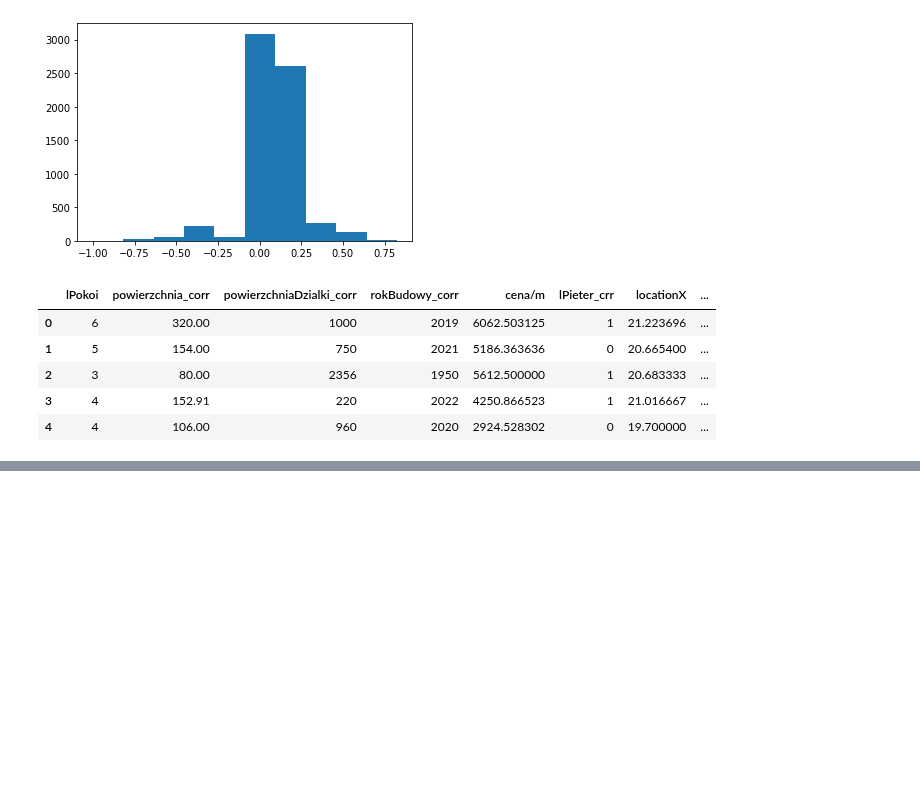
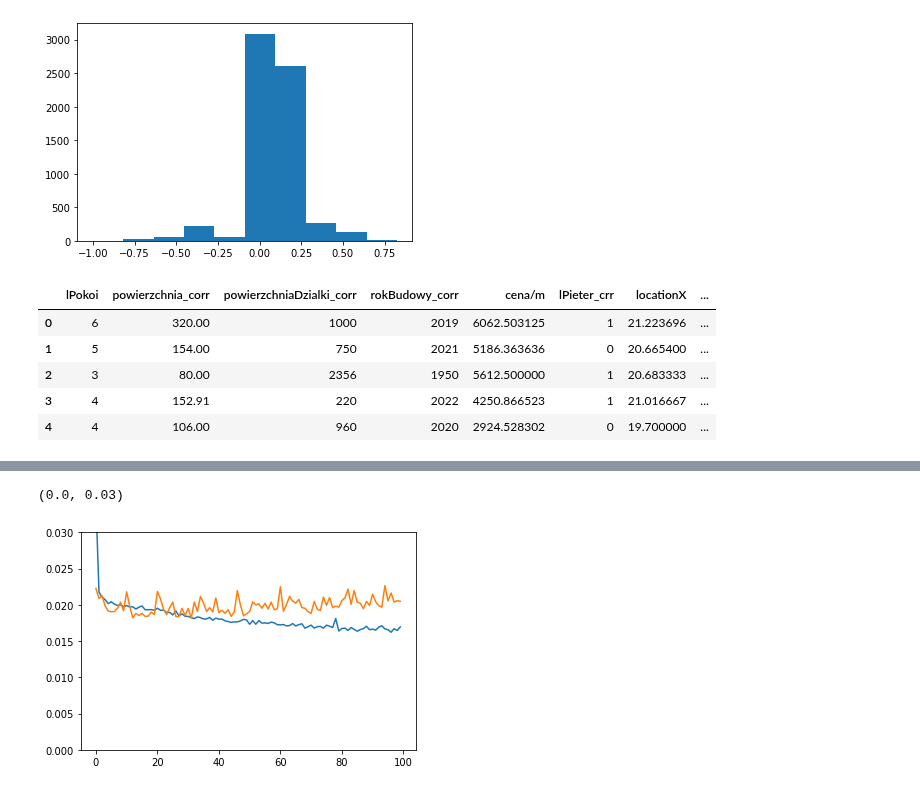
Before and after one commit to KacperGrodecki/Masovian-real-estate, a Jupyter notebook: mazowieckie_colab_DNN.ipynb, the cells around one changed output, grey strips where cells are left out. Drawn from its saved outputs; the diff is of its cells as text; code cells hidden in the pictures; blank space fills up the shorter version.

```diff
--- a/mazowieckie_colab_DNN.ipynb
+++ b/mazowieckie_colab_DNN.ipynb
@@ -651,0 +708,18 @@ history = model.fit(
+# %%
+model= tf.keras.models.Sequential([
+                                  normalizer,
+  tf.keras.layers.Dense(28, activation='relu'),
+  tf.keras.layers.Dense(32, activation='relu'),
+  tf.keras.layers.Dense(1, activation='linear'),
+])
+# %%
+model.compile(loss='mean_absolute_error',
+              metrics=['mse',"mae",'acc'],optimizer=tf.optimizers.Adam(learning_rate=0.01))
+# %%
+history = model.fit(
+    train_features, train_labels,
+    epochs=100,
+    # suppress logging
+    verbose=1,
+    # Calculate validation results on 20% of the training data
+    validation_split = 0.2)
@@ -651,0 +744,7 @@ history = model.fit(
+# %%
+plt.plot(history.history['mse'])
+plt.plot(history.history['val_mse'])
+plt.ylim(0,0.03)
+# %% [output]
+(0.0, 0.03)
+[figure, added]
```
Also changed, not shown: parts of 14 cells of this notebook.
